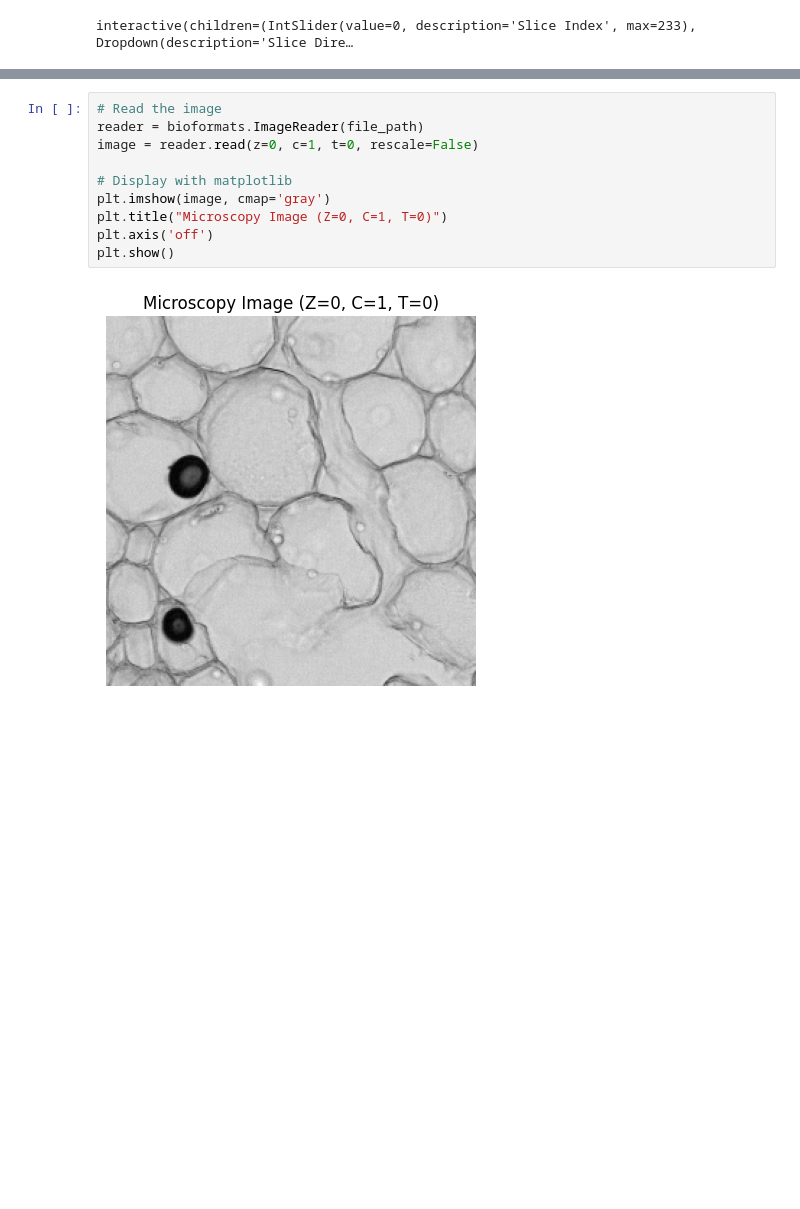
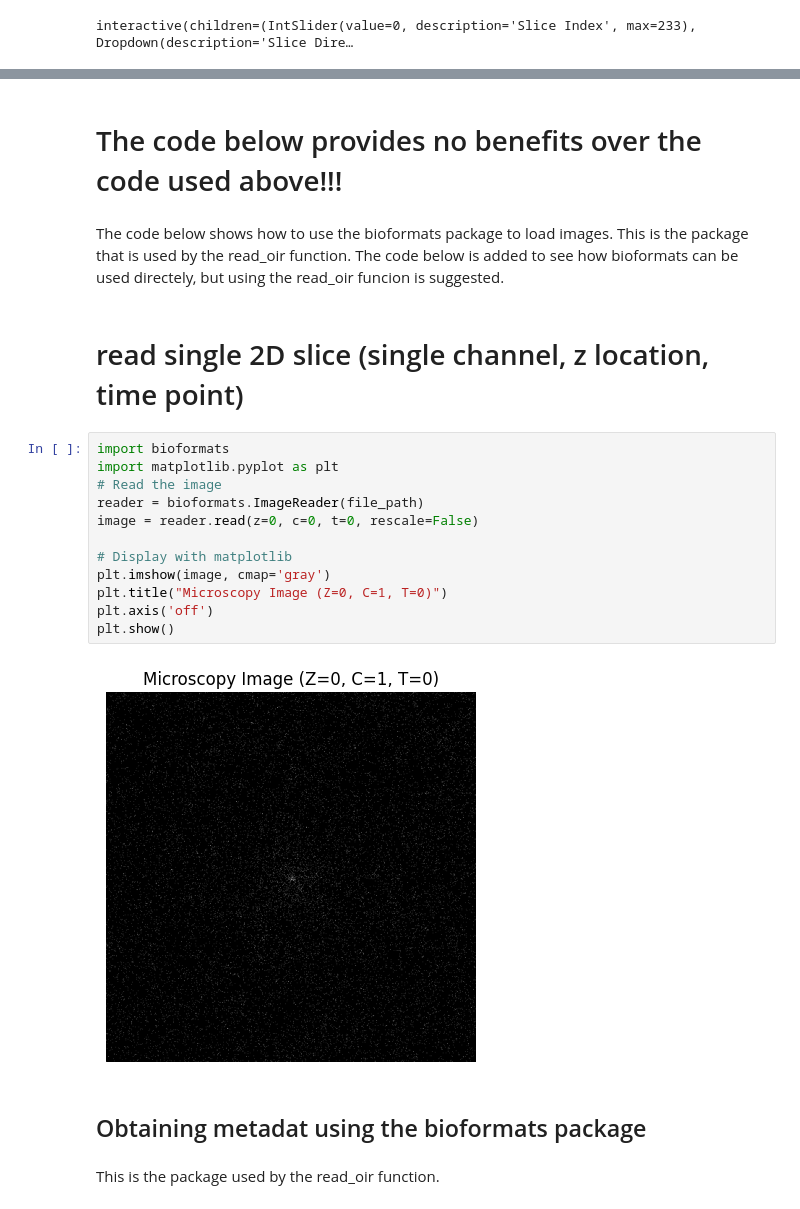
Before and after one commit to ArnonBAB/OIR_loader, a Jupyter notebook: examples/loading_evident_oir_files copy.ipynb, the cells around one changed output, grey strips where cells are left out. Drawn from its saved outputs; the diff is of its cells as text; blank space fills up the shorter version.

```diff
--- a/examples/loading_evident_oir_files copy.ipynb
+++ b/examples/loading_evident_oir_files copy.ipynb
@@ -46,15 +60,27 @@ print(pretty_omexml(xml_str))
+# %% [markdown]
+# The code below provides no benefits over the code used above!!!
+# %% [markdown]
+The code below shows how to use the bioformats package to load images. This is the package that is used by the read_oir function. The code below is added to see how bioformats can be used directely, but using the read_oir funcion is suggested.
+# %% [markdown]
+# read single 2D slice (single channel, z location, time point)
 # %%
+import bioformats
+import matplotlib.pyplot as plt
 # Read the image
 reader = bioformats.ImageReader(file_path)
-image = reader.read(z=0, c=1, t=0, rescale=False)
+image = reader.read(z=0, c=0, t=0, rescale=False)
 
 # Display with matplotlib
 plt.imshow(image, cmap='gray')
 plt.title("Microscopy Image (Z=0, C=1, T=0)")
 plt.axis('off')
 plt.show()
 # %% [output]
-[figure, old version]
+[figure, new version]
+# %% [markdown]
+## Obtaining metadat using the bioformats package
+# %% [markdown]
+This is the package used by the read_oir function.
 # %%
 # Get metadata using the OME metadata store
 metadata = bioformats.get_omexml_metadata(file_path)
```
Also changed, not shown: parts of 6 cells of this notebook.
